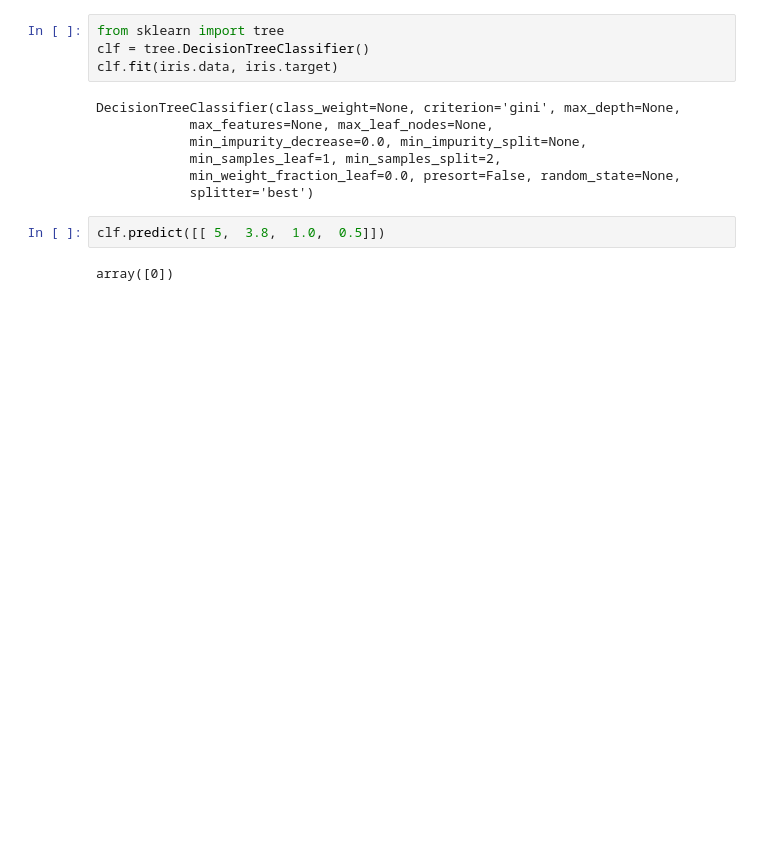
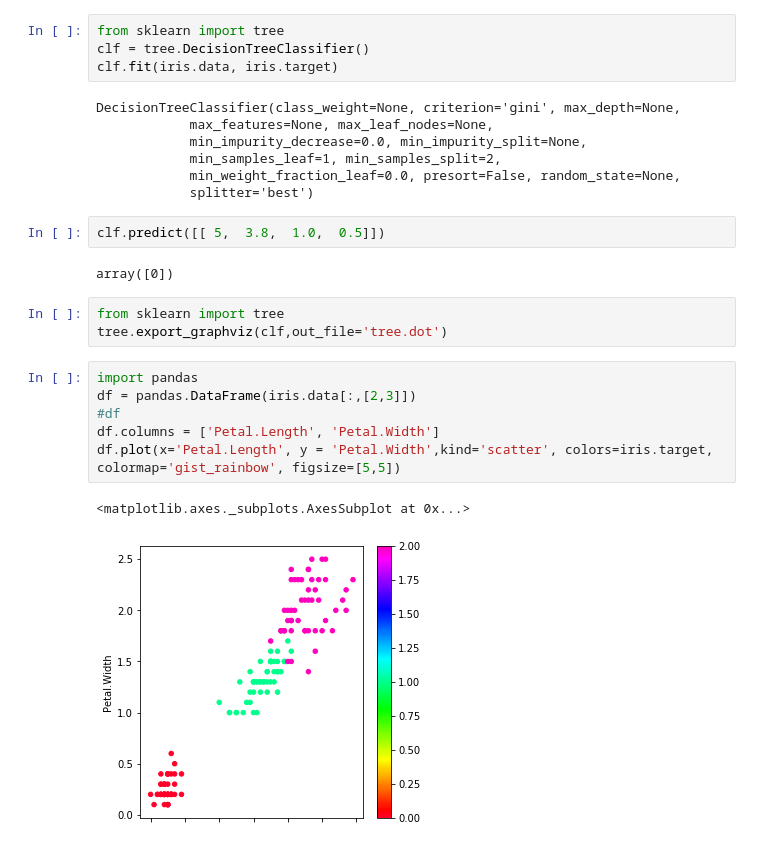
Before and after one commit to ywchiu/pyfintech, a Jupyter notebook: Demo20171019.ipynb, the cells around one changed output. Saved outputs shown, nothing was run; the diff lists cells and outputs as text; blank space fills up the shorter version.

```diff
--- a/Demo20171019.ipynb
+++ b/Demo20171019.ipynb
@@ -642,3 +642,15 @@ DecisionTreeClassifier(class_weight=None, criterion='gini', max_depth=None,
 clf.predict([[ 5,  3.8,  1.0,  0.5]])
 # %% [output]
 array([0])
+# %%
+from sklearn import tree
+tree.export_graphviz(clf,out_file='tree.dot')
+# %%
+import pandas
+df = pandas.DataFrame(iris.data[:,[2,3]])
+#df
+df.columns = ['Petal.Length', 'Petal.Width']
+df.plot(x='Petal.Length', y = 'Petal.Width',kind='scatter', colors=iris.target, colormap='gist_rainbow', figsize=[5,5])
+# %% [output]
+<matplotlib.axes._subplots.AxesSubplot at 0x...>
+[figure, added]
```
Also changed, not shown: parts of 7 cells of this notebook.
